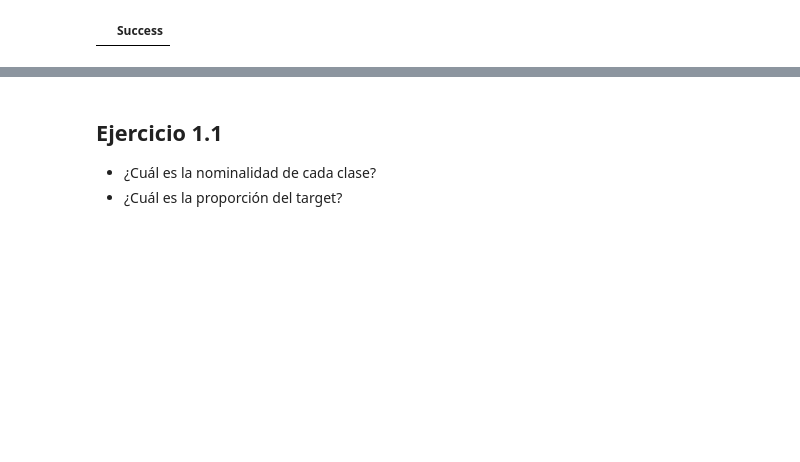
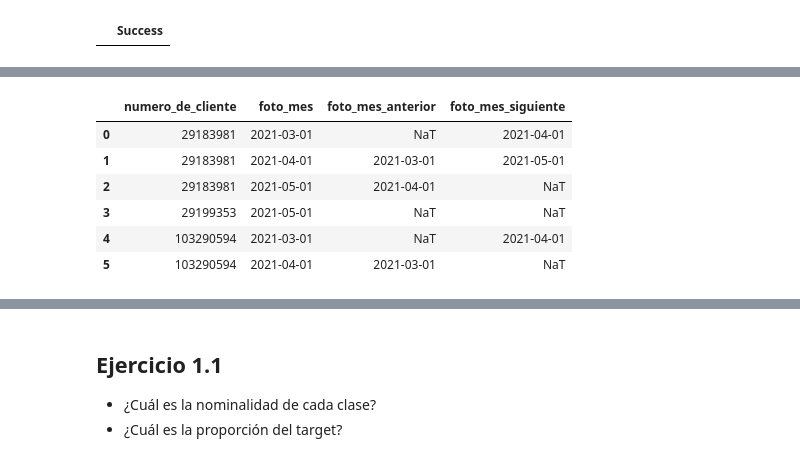
Before and after one commit to UribeAlejandro/dmeyf2023, a Jupyter notebook: src/monday/z101_target_sql.ipynb, the cells around one changed output, grey strips where cells are left out. Saved outputs shown, nothing was run; the diff lists cells and outputs as text; code cells hidden in the pictures; blank space fills up the shorter version.

```diff
--- a/src/monday/z101_target_sql.ipynb
+++ b/src/monday/z101_target_sql.ipynb
@@ -261,0 +336,19 @@ CREATE OR REPLACE TABLE competencia_01 AS (
+# %%
+%%sql
+SELECT
+    t.numero_de_cliente,
+    t.foto_mes,
+    LAG(t.foto_mes) OVER (PARTITION BY t.numero_de_cliente ORDER BY t.foto_mes) AS foto_mes_anterior,
+    LEAD(MIN(foto_mes)) OVER (PARTITION BY t.numero_de_cliente ORDER BY t.foto_mes) AS foto_mes_siguiente
+FROM competencia_01 AS t
+WHERE t.numero_de_cliente IN (103290594, 29183981, 29199353)
+GROUP BY t.numero_de_cliente, t.foto_mes
+ORDER BY t.numero_de_cliente, t.foto_mes
+# %% [output]
+|  | numero_de_cliente | foto_mes | foto_mes_anterior | foto_mes_siguiente |
+| 0 | 29183981 | 2021-03-01 | NaT | 2021-04-01 |
+| 1 | 29183981 | 2021-04-01 | 2021-03-01 | 2021-05-01 |
+| 2 | 29183981 | 2021-05-01 | 2021-04-01 | NaT |
+| 3 | 29199353 | 2021-05-01 | NaT | NaT |
+| 4 | 103290594 | 2021-03-01 | NaT | 2021-04-01 |
+| 5 | 103290594 | 2021-04-01 | 2021-03-01 | NaT |
```
Also changed, not shown: parts of 30 cells of this notebook, 4 other files.
